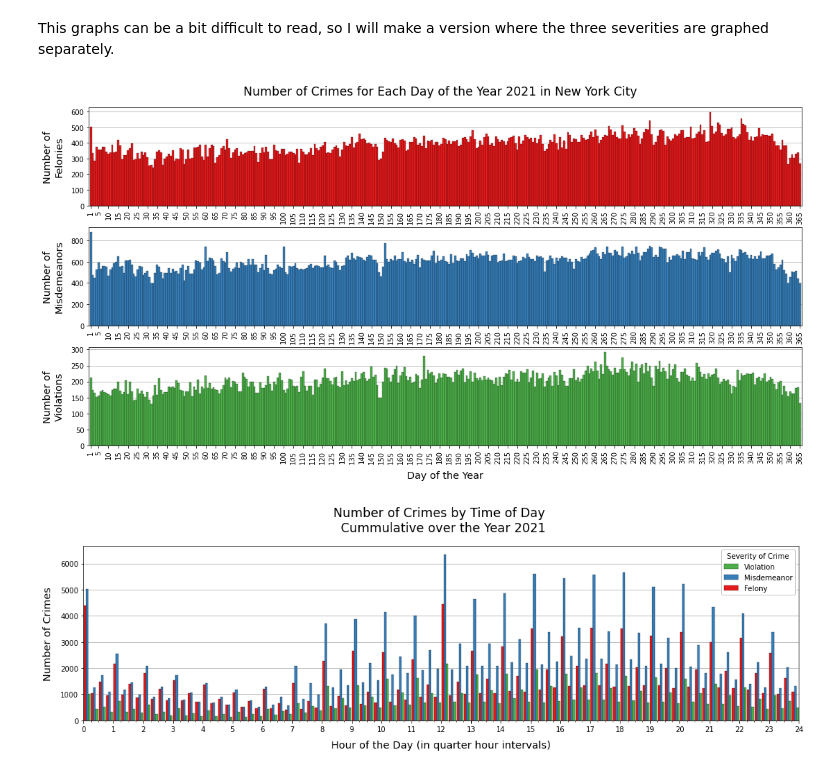
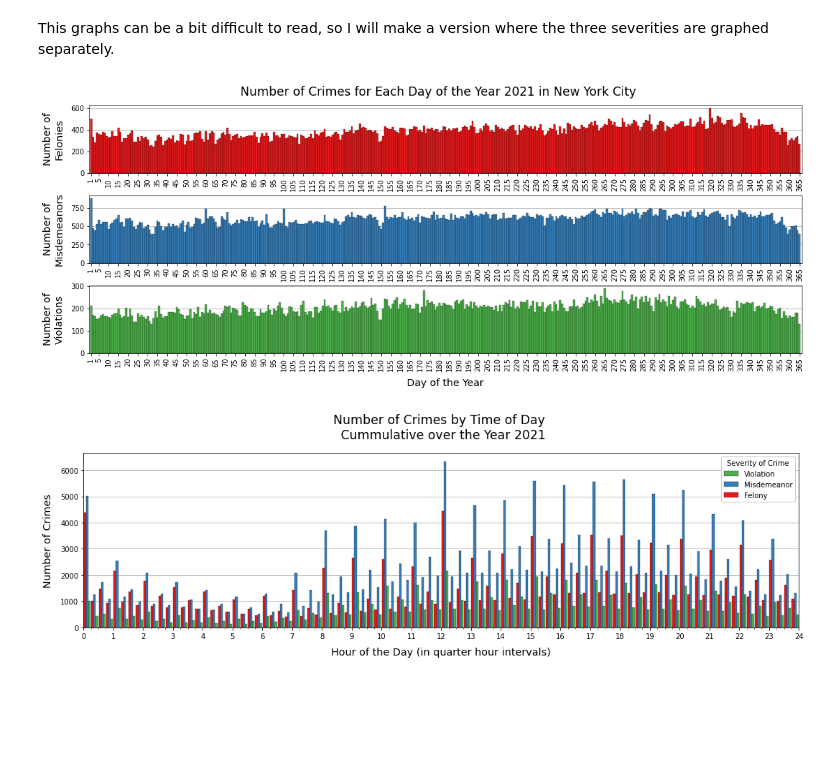
Before and after one commit to bngrossmann/new-york-crime-analysis, a Jupyter notebook: New_York_Crime_Analysis.ipynb, the cells around one changed output. Saved outputs shown, nothing was run; the diff lists cells and outputs as text; code cells hidden in the pictures; blank space fills up the shorter version.

```diff
--- a/New_York_Crime_Analysis.ipynb
+++ b/New_York_Crime_Analysis.ipynb
@@ -689,3 +720,5 @@ Comparing these to the brief display before conversion shows that these results
+# %%
+df.rename(columns = {"CMPLNT_FR_TM":"TIME_OF_DAY"}, inplace=True)
 # %% [markdown]
 ## 4 . 2 . Precinct Values
 # %% [markdown]
@@ -692,0 +726,3 @@ Although the precinct values are "numbers", they are not numeric. Rather the val
+# %%
+df["ADDR_PCT_CD"] = df["ADDR_PCT_CD"].apply(str)
+df.info()
@@ -709,0 +763,5 @@ The offense description column is descriptive, thus nominal, so can remain as st
+# %%
+filter_premise_type = ~df["PREM_TYP_DESC"].isna()
+df = df.loc[ filter_premise_type , : ]
+print(f"Current number of rows dropped: {(~filter_premise_type).sum():>6}")
+show_dropped_row_count(df)
@@ -709,0 +790,3 @@ The offense description column is descriptive, thus nominal, so can remain as st
+# %%
+df["DAY_OF_WEEK"] = df["DAY_OF_YEAR"].apply(lambda x: (x - 4) % 7)
+df.info()
@@ -754,36 +838,36 @@ plt.show()
 # %% [markdown]
 This graphs can be a bit difficult to read, so I will make a version where the three severities are graphed separately.
 # %%
-fig, axe = plt.subplots(nrows=3,figsize=(15,8))
+fig, axe = plt.subplots(nrows=3,figsize=(15,6))
 fig.tight_layout(rect=[0, 0.03, 1, 0.95])
 # plt.xlim(0,366)
 # sns.set_palette(sns.color_palette("tab10",2))
 plt.suptitle("Number of Crimes for Each Day of the Year 2021 in New York City",fontsize="xx-large")
 for i in range(3):
     sns.histplot(ax = axe[i], data = df.loc[df["LAW_CAT_CD"] == i, : ],\
-                        x="CMPLNT_FR_DT",\
+                        x="DAY_OF_YEAR",\
                         #   hue="LAW_CAT_CD",\
                         binwidth=1,binrange=(0.5,365.5),\
                         edgecolor="black",alpha=1, color=sns.color_palette("Set1")[2-i],\
                         # color order reversal so red is felony, green is violation
                         multiple="dodge",zorder=3)
     crime_severity = ["Violations","Misdemeanors","Felonies"][i]
     axe[i].set_ylabel(f"Number of\n{crime_severity}",labelpad=10,fontsize="x-large")
     axe[i].set_xlabel("",visible=False)
     axe[i].tick_params(left=True)
     axe[i].yaxis.grid(True);
     axe[i].tick_params(axis="x",labelrotation=90)
     axe[i].set_xticks([1]+list(range(0,366,5))[1:])
     axe[i].set_xlim(0,366)
 # Put felonies on the top, violations on the bottom
 pos0 = axe[0].get_position()
 axe[0].set_position(axe[2].get_position())
 axe[2].set_position(pos0)
 axe[0].set_xlabel("Day of the Year", fontsize="x-large",labelpad=10,visible=True)
-
+plt.savefig('NY Crime by Day of Year 2021.png', bbox_inches='tight')
 plt.show()
 # %% [output]
-[figure, old version]
+[figure, new version]
 # %%
 # fig, axe = plt.subplots(ncols=1,nrows=1,figsize=(8,6),tight_layout=True)
 from matplotlib.ticker import AutoMinorLocator
```
Also changed, not shown: parts of 117 cells of this notebook.
